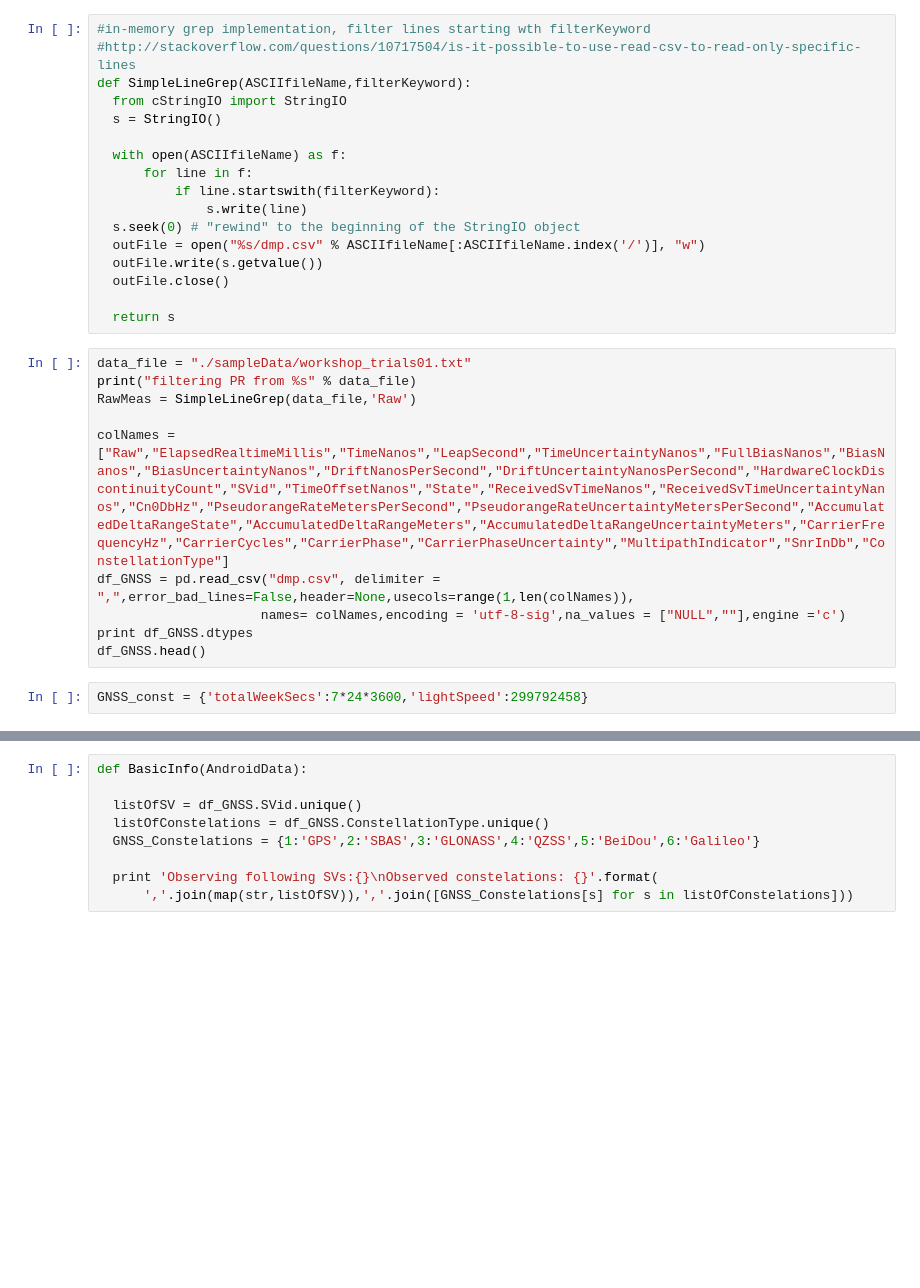
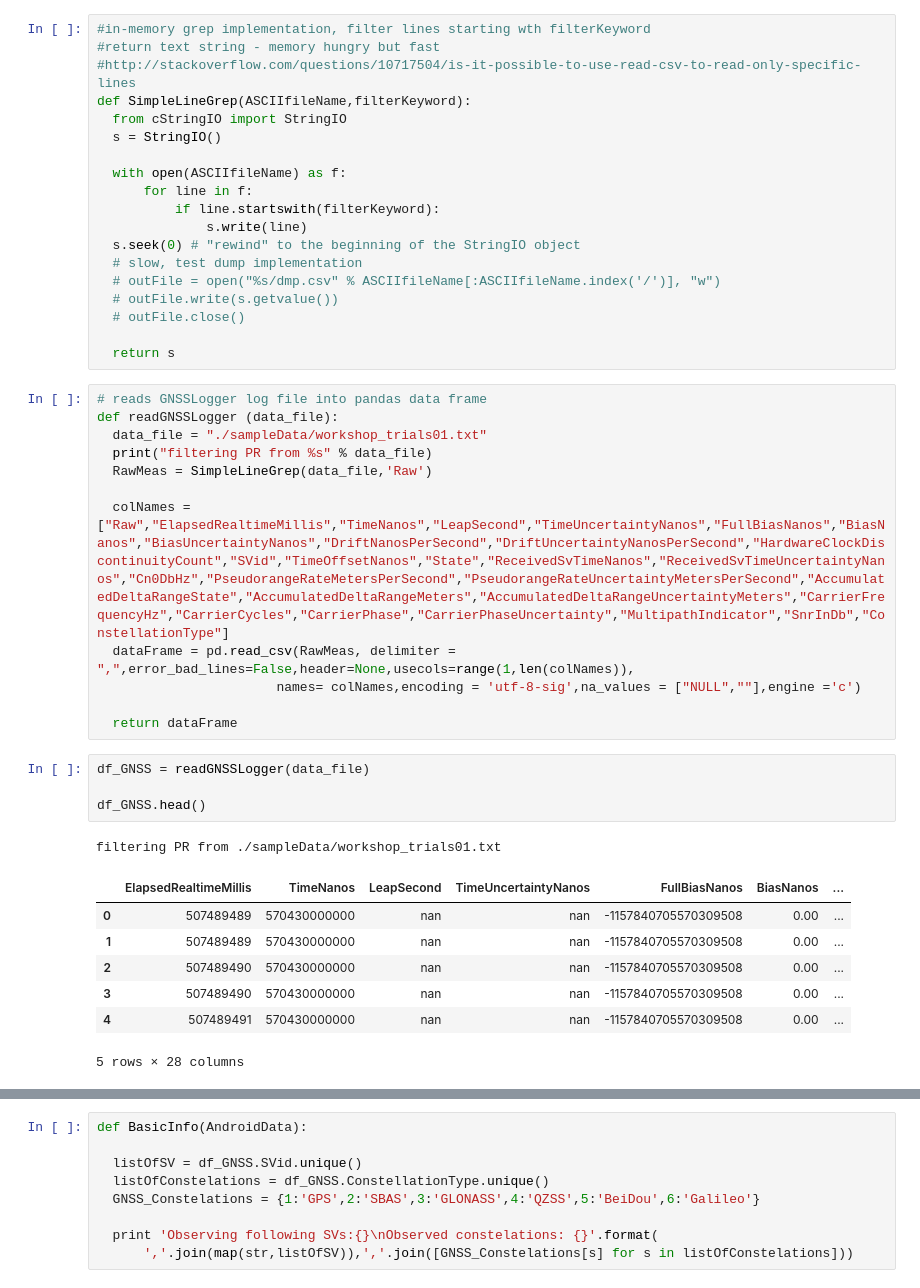
Before and after one commit to DfAC/AndroidGNSS, a Jupyter notebook: ProcessRanges.ipynb, the cells around one changed output, grey strips where cells are left out. Saved outputs shown, nothing was run; the diff lists cells and outputs as text; blank space fills up the shorter version.

```diff
--- a/ProcessRanges.ipynb
+++ b/ProcessRanges.ipynb
@@ -47,6 +37,7 @@ Android data read by GNSSLogger output:
 For this workshop we will only focus on the last one.
 # %%
 #in-memory grep implementation, filter lines starting wth filterKeyword
+#return text string - memory hungry but fast
 #http://stackoverflow.com/questions/10717504/is-it-possible-to-use-read-csv-to-read-only-specific-lines
 def SimpleLineGrep(ASCIIfileName,filterKeyword):
   from cStringIO import StringIO
@@ -57,20 +48,34 @@ def SimpleLineGrep(ASCIIfileName,filterKeyword):
           if line.startswith(filterKeyword):
               s.write(line)
   s.seek(0) # "rewind" to the beginning of the StringIO object
-  outFile = open("%s/dmp.csv" % ASCIIfileName[:ASCIIfileName.index('/')], "w")
-  outFile.write(s.getvalue())
-  outFile.close()
+  # slow, test dump implementation
+  # outFile = open("%s/dmp.csv" % ASCIIfileName[:ASCIIfileName.index('/')], "w")
+  # outFile.write(s.getvalue())
+  # outFile.close()
 
   return s
 # %%
-data_file = "./sampleData/workshop_trials01.txt"
-print("filtering PR from %s" % data_file)
-RawMeas = SimpleLineGrep(data_file,'Raw')
+# reads GNSSLogger log file into pandas data frame
+def readGNSSLogger (data_file):
+  data_file = "./sampleData/workshop_trials01.txt"
+  print("filtering PR from %s" % data_file)
+  RawMeas = SimpleLineGrep(data_file,'Raw')
 
-colNames = ["Raw","ElapsedRealtimeMillis","TimeNanos","LeapSecond","TimeUncertaintyNanos","FullBiasNanos","BiasNanos","BiasUncertaintyNanos","DriftNanosPerSecond","DriftUncertaintyNanosPerSecond","HardwareClockDiscontinuityCount","SVid","TimeOffsetNanos","State","ReceivedSvTimeNanos","ReceivedSvTimeUncertaintyNanos","Cn0DbHz","PseudorangeRateMetersPerSecond","PseudorangeRateUncertaintyMetersPerSecond","AccumulatedDeltaRangeState","AccumulatedDeltaRangeMeters","AccumulatedDeltaRangeUncertaintyMeters","CarrierFrequencyHz","CarrierCycles","CarrierPhase","CarrierPhaseUncertainty","MultipathIndicator","SnrInDb","ConstellationType"]
-df_GNSS = pd.read_csv("dmp.csv", delimiter = ",",error_bad_lines=False,header=None,usecols=range(1,len(colNames)),
-                     names= colNames,encoding = 'utf-8-sig',na_values = ["NULL",""],engine ='c')
-print df_GNSS.dtypes
-df_GNSS.head()
+  colNames = ["Raw","ElapsedRealtimeMillis","TimeNanos","LeapSecond","TimeUncertaintyNanos","FullBiasNanos","BiasNanos","BiasUncertaintyNanos","DriftNanosPerSecond","DriftUncertaintyNanosPerSecond","HardwareClockDiscontinuityCount","SVid","TimeOffsetNanos","State","ReceivedSvTimeNanos","ReceivedSvTimeUncertaintyNanos","Cn0DbHz","PseudorangeRateMetersPerSecond","PseudorangeRateUncertaintyMetersPerSecond","AccumulatedDeltaRangeState","AccumulatedDeltaRangeMeters","AccumulatedDeltaRangeUncertaintyMeters","CarrierFrequencyHz","CarrierCycles","CarrierPhase","CarrierPhaseUncertainty","MultipathIndicator","SnrInDb","ConstellationType"]
+  dataFrame = pd.read_csv(RawMeas, delimiter = ",",error_bad_lines=False,header=None,usecols=range(1,len(colNames)),
+                       names= colNames,encoding = 'utf-8-sig',na_values = ["NULL",""],engine ='c')
+
+  return dataFrame
-# %%
-GNSS_const = {'totalWeekSecs':7*24*3600,'lightSpeed':299792458}
+# %%
+df_GNSS = readGNSSLogger(data_file)
+
+df_GNSS.head()
+# %% [output]
+filtering PR from ./sampleData/workshop_trials01.txt
+|  | ElapsedRealtimeMillis | TimeNanos | LeapSecond | TimeUncertaintyNanos | FullBiasNanos | BiasNanos | ... |
+| 0 | 507489489 | 570430000000 | nan | nan | -1157840705570309508 | 0.00 | ... |
+| 1 | 507489489 | 570430000000 | nan | nan | -1157840705570309508 | 0.00 | ... |
+| 2 | 507489490 | 570430000000 | nan | nan | -1157840705570309508 | 0.00 | ... |
+| 3 | 507489490 | 570430000000 | nan | nan | -1157840705570309508 | 0.00 | ... |
+| 4 | 507489491 | 570430000000 | nan | nan | -1157840705570309508 | 0.00 | ... |
+5 rows × 28 columns
```
Also changed, not shown: parts of 36 cells of this notebook, 1 other file.
